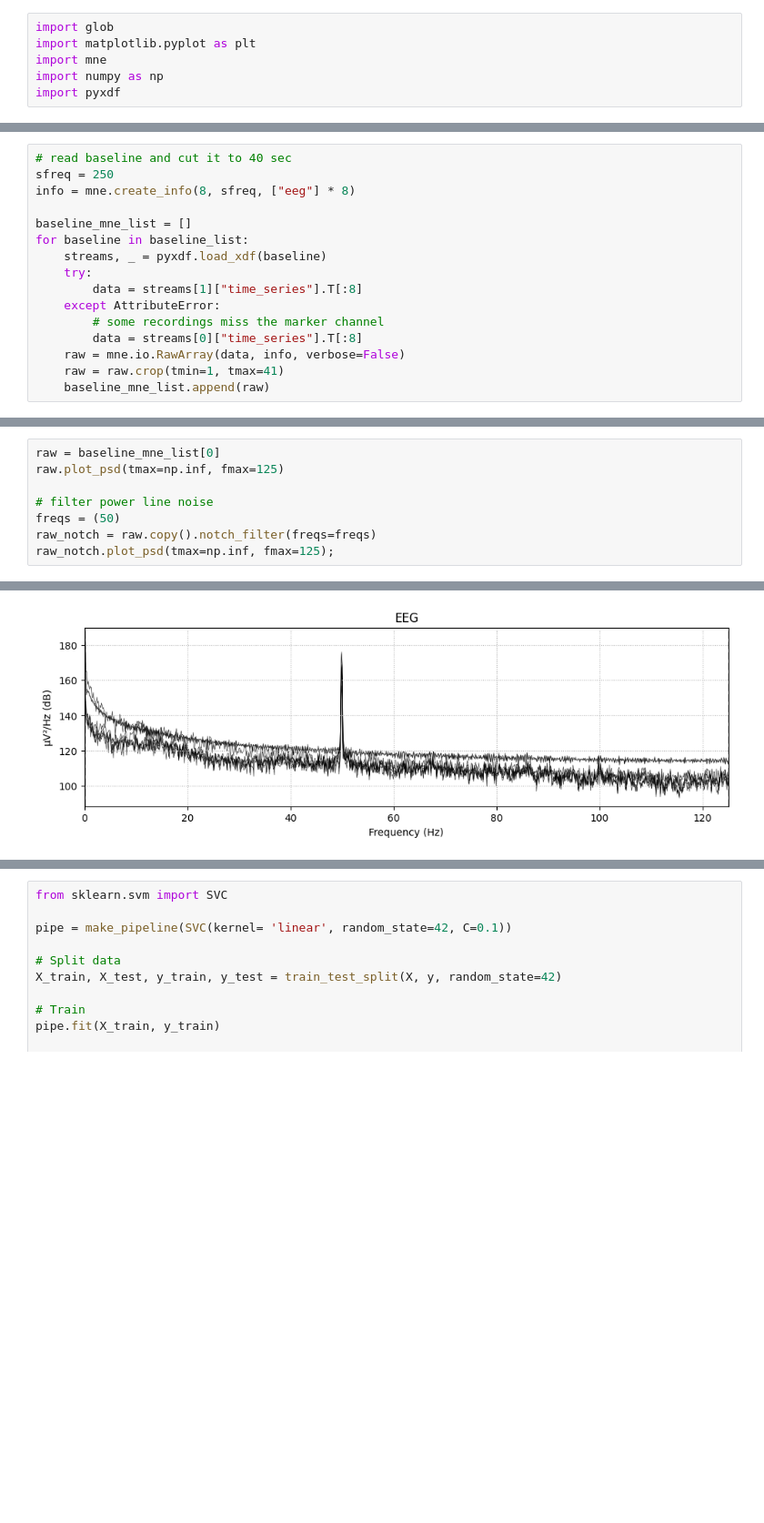
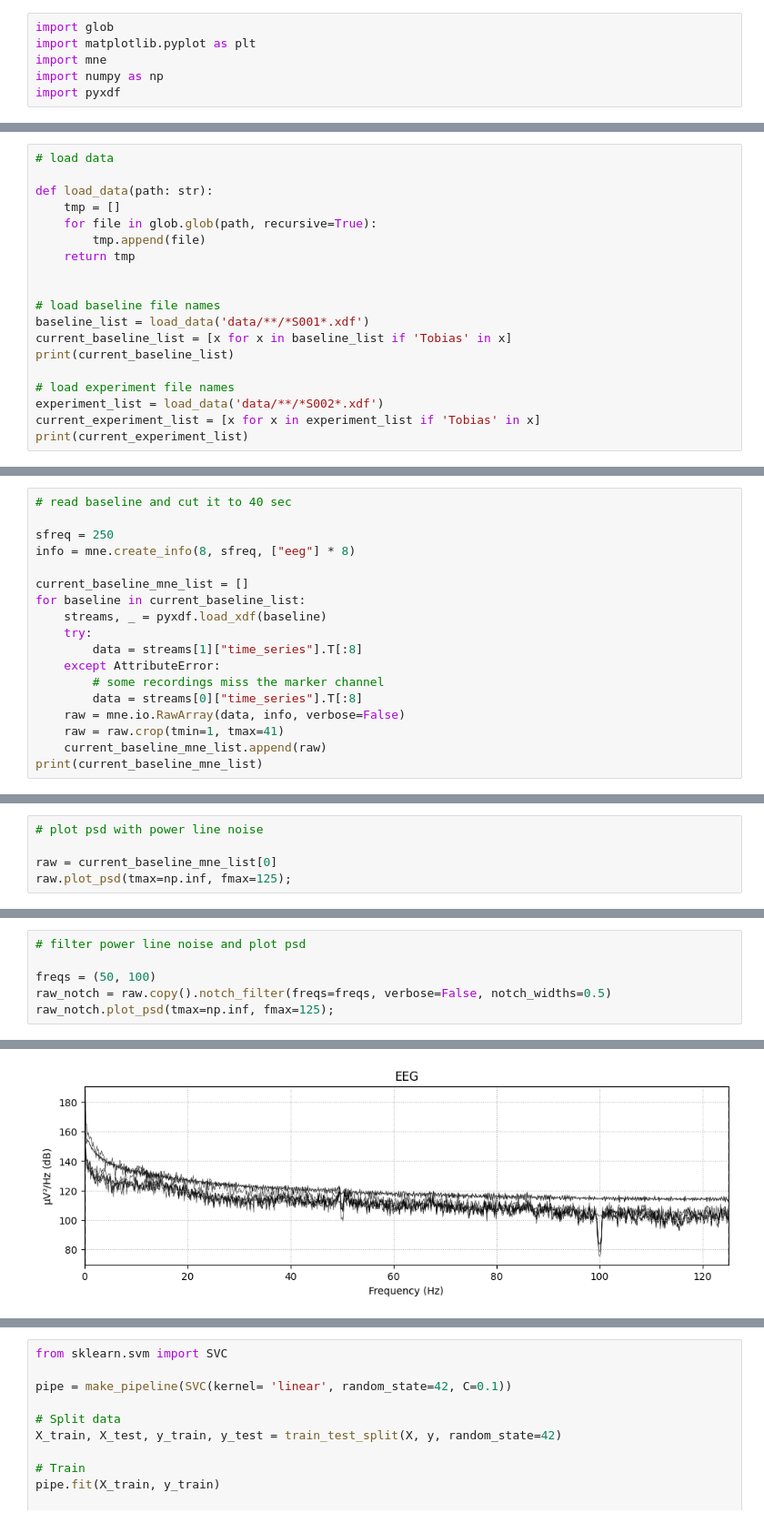
Before and after one commit to tobiasweede/eeg-workshop-bremen, a Jupyter notebook: towards-feature-extraction.ipynb, the cells around one changed output, grey strips where cells are left out. Shown: that part at 91% size. Saved outputs shown, nothing was run; the diff lists cells and outputs as text; blank space fills up the shorter version.

```diff
--- a/towards-feature-extraction.ipynb
+++ b/towards-feature-extraction.ipynb
@@ -27,0 +7,19 @@ print(experiment_list)
+# %%
+# load data
+
+def load_data(path: str):
+    tmp = []
+    for file in glob.glob(path, recursive=True):
+        tmp.append(file)
+    return tmp
+
+
+# load baseline file names
+baseline_list = load_data('data/**/*S001*.xdf')
+current_baseline_list = [x for x in baseline_list if 'Tobias' in x]
+print(current_baseline_list)
+
+# load experiment file names
+experiment_list = load_data('data/**/*S002*.xdf')
+current_experiment_list = [x for x in experiment_list if 'Tobias' in x]
+print(current_experiment_list)
@@ -28,10 +29,11 @@ print(experiment_list)
 # %%
 # read baseline and cut it to 40 sec
+
 sfreq = 250
 info = mne.create_info(8, sfreq, ["eeg"] * 8)
 
-baseline_mne_list = []
-for baseline in baseline_list:
+current_baseline_mne_list = []
+for baseline in current_baseline_list:
     streams, _ = pyxdf.load_xdf(baseline)
     try:
         data = streams[1]["time_series"].T[:8]
@@ -40,4 +42,5 @@ for baseline in baseline_list:
         data = streams[0]["time_series"].T[:8]
     raw = mne.io.RawArray(data, info, verbose=False)
     raw = raw.crop(tmin=1, tmax=41)
-    baseline_mne_list.append(raw)
+    current_baseline_mne_list.append(raw)
+print(current_baseline_mne_list)
@@ -128,0 +112,5 @@ Skip event
+# %%
+# plot psd with power line noise
+
+raw = current_baseline_mne_list[0]
+raw.plot_psd(tmax=np.inf, fmax=125);
@@ -129,14 +123,12 @@ Skip event
 # %%
-raw = baseline_mne_list[0]
-raw.plot_psd(tmax=np.inf, fmax=125)
+# filter power line noise and plot psd
 
-# filter power line noise
-freqs = (50)
-raw_notch = raw.copy().notch_filter(freqs=freqs)
+freqs = (50, 100)
+raw_notch = raw.copy().notch_filter(freqs=freqs, verbose=False, notch_widths=0.5)
 raw_notch.plot_psd(tmax=np.inf, fmax=125);
 # %% [output]
 Effective window size : 8.192 (s)
 [Parallel(n_jobs=1)]: Using backend SequentialBackend with 1 concurrent workers.
 [Parallel(n_jobs=1)]: Done   1 out of   1 | elapsed:    0.0s remaining:    0.0s
 [Parallel(n_jobs=1)]: Done   1 out of   1 | elapsed:    0.0s finished
-[figure, old version]
+[figure, new version]
```
Also changed, not shown: parts of 16 cells of this notebook, 3 other files.
